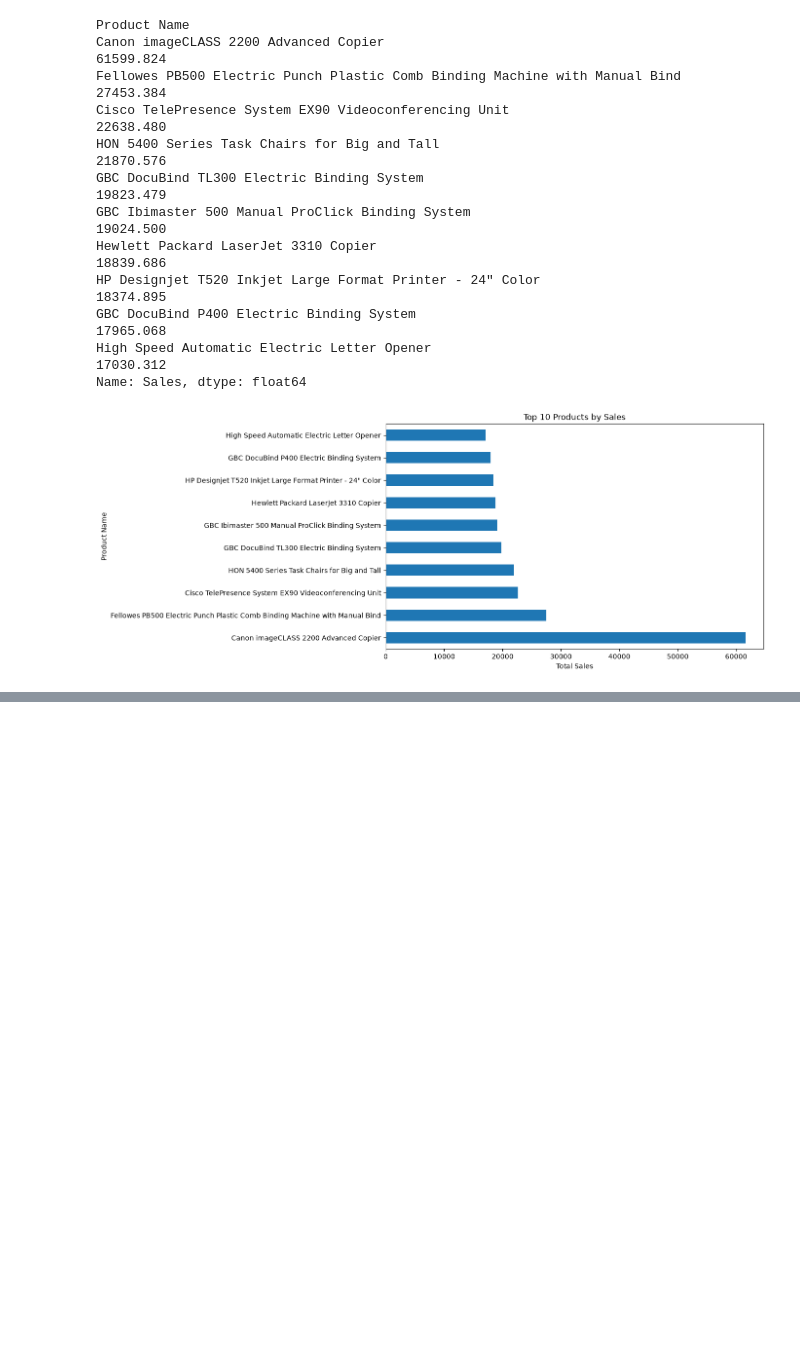
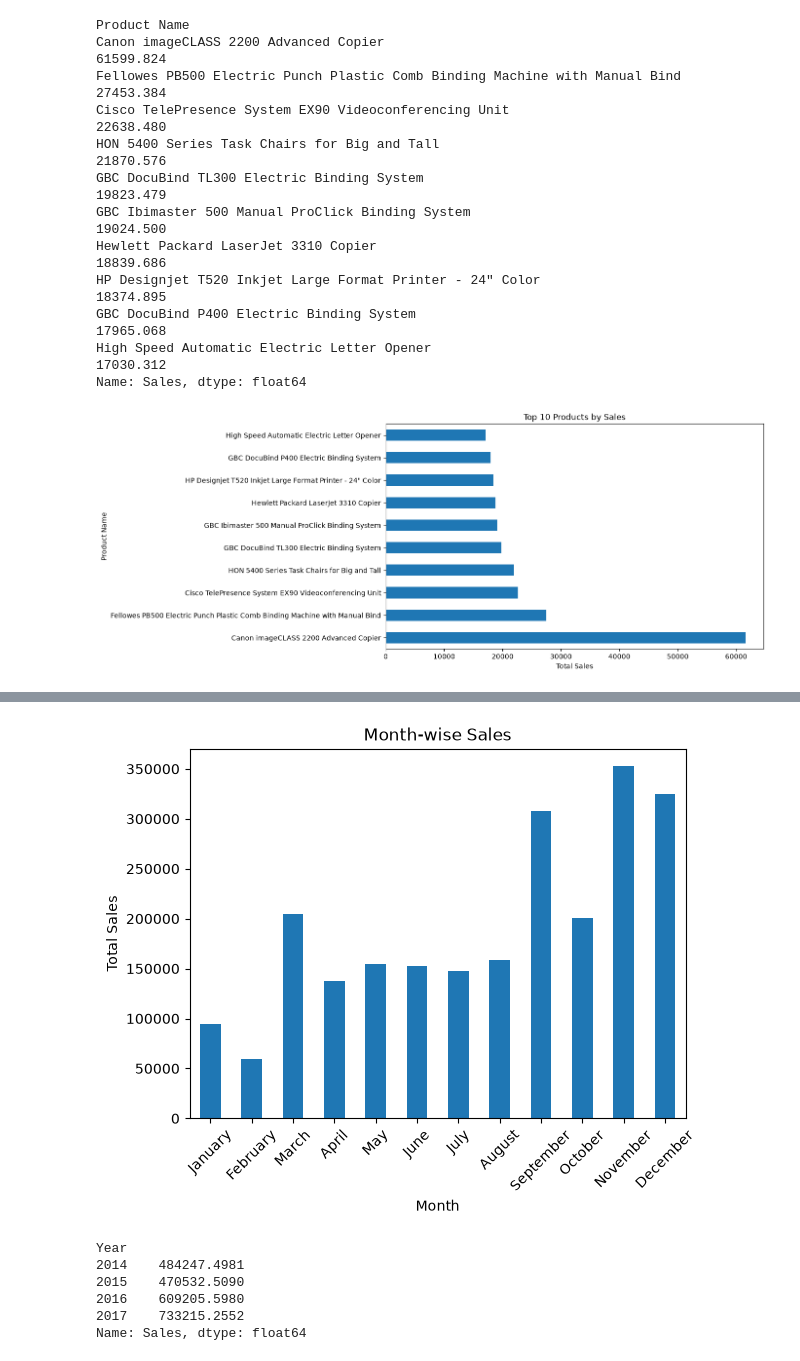
Before and after one commit to Veda-Vardhan-07/amazon-sales-analysis, a Jupyter notebook: notebooks/amazon_sales_analysis.ipynb, the cells around one changed output, grey strips where cells are left out. Drawn from its saved outputs; the diff is of its cells as text; code cells hidden in the pictures; blank space fills up the shorter version.

```diff
--- a/notebooks/amazon_sales_analysis.ipynb
+++ b/notebooks/amazon_sales_analysis.ipynb
@@ -297,3 +299,6 @@ plt.ylabel("Product Name")
 plt.show()
 # %% [output]
 [figure]
+# %%
+df["Year"] = df["Order Date"].dt.year
+df["Month"] = df["Order Date"].dt.month_name()
@@ -299,0 +314,3 @@ plt.show()
+# %%
+df["Month No"] = df["Order Date"].dt.month
+print(df["Month No"].head())
@@ -299,0 +324,4 @@ plt.show()
+# %%
+monthly_sales = df.groupby(["Month No","Month"])["Sales"].sum().sort_index()
+monthly_sales = monthly_sales.droplevel(0)
+print(monthly_sales)
@@ -299,0 +343,24 @@ plt.show()
+# %%
+monthly_sales.plot(kind="bar")
+
+plt.title("Month-wise Sales")
+plt.xlabel("Month")
+plt.ylabel("Total Sales")
+
+plt.xticks(rotation=45)
+
+plt.savefig("../images/monthly_sales.png", dpi=300, bbox_inches="tight")
+
+plt.show()
+# %% [output]
+[figure, added]
+# %%
+yearly_sales = df.groupby("Year")["Sales"].sum()
+print(yearly_sales)
+# %% [output]
+Year
+2014    484247.4981
+2015    470532.5090
+2016    609205.5980
+2017    733215.2552
+Name: Sales, dtype: float64
```
Also changed, not shown: parts of 35 cells of this notebook, 12 other files.
